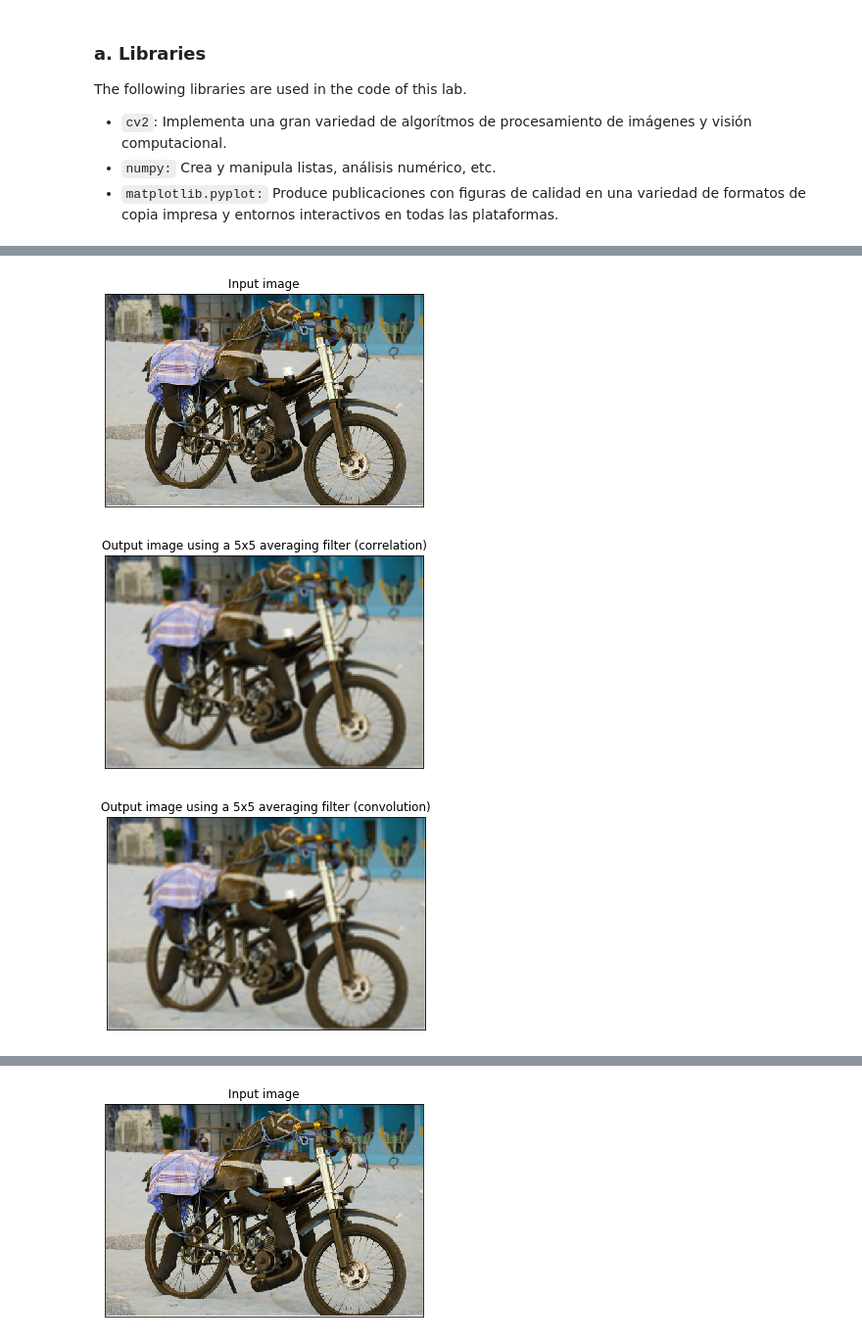
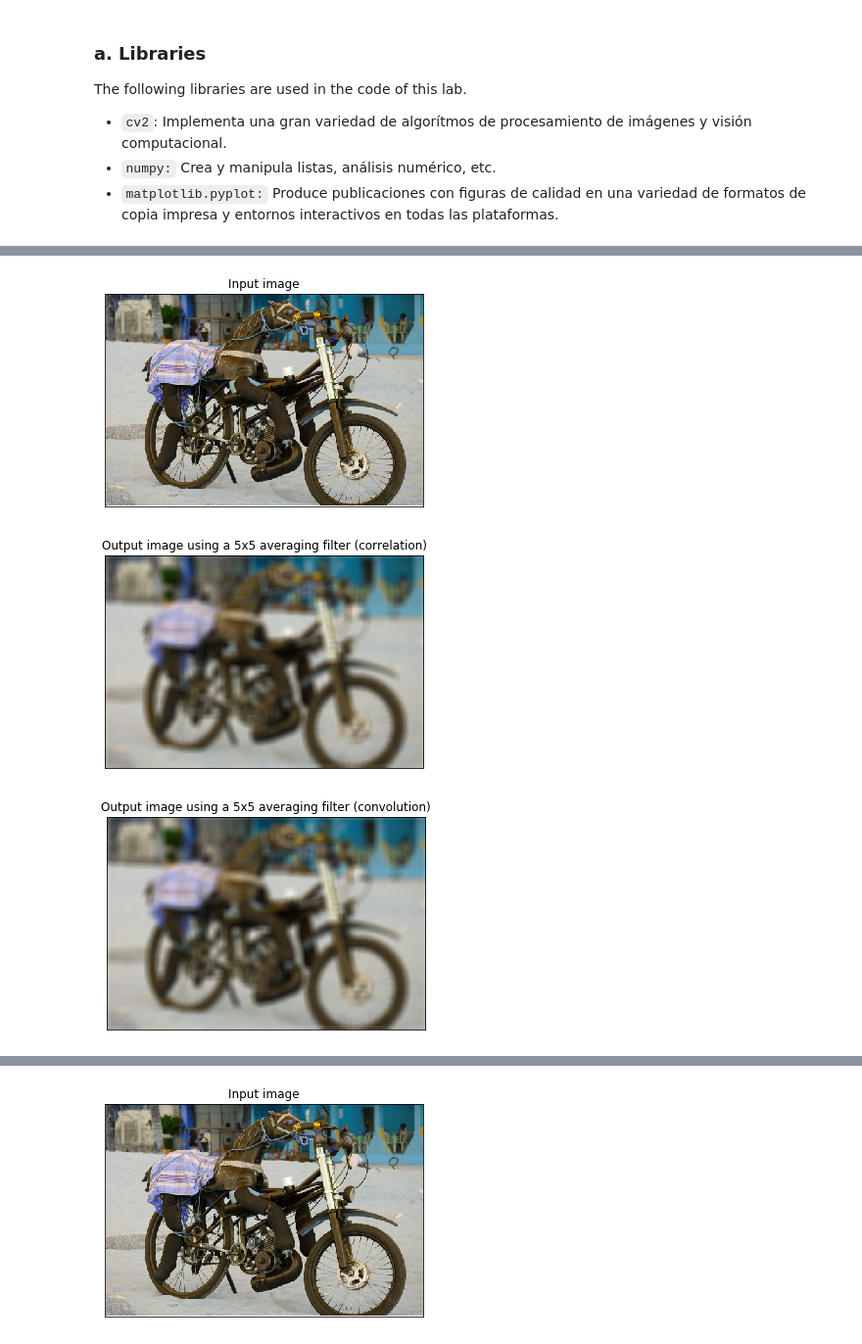
Before and after one commit to boscxr/udem.repo, a Jupyter notebook: Lab5/Lab5_jupyter.ipynb, the cells around one changed output, grey strips where cells are left out. Shown at 98% size. Saved outputs shown, nothing was run; the diff lists cells and outputs as text; code cells hidden in the pictures.

```diff
--- a/Lab5/Lab5_jupyter.ipynb
+++ b/Lab5/Lab5_jupyter.ipynb
@@ -175,10 +182,8 @@ notice that also in this code, the kernel was pre-rotated previous to the convol
 """
 	convolve-image-with-kernel.py
 
-	add a description of your code here
-
-	author: add your fullname
-	date created: add this info
+	author: Oscar Omar Martinez Lujano
+	date created: 03/03/19
 	universidad de monterrey
 """
 
@@ -197,34 +202,34 @@ if img is None:
 	exit()
 
 # define a 5x5 kernel
-kernel = np.ones((5,5), np.float32)/25
+kernel = np.ones((13,13), np.float32)/169
 dst_correlation = cv2.filter2D(img, -1, kernel)
 
 # rotate kernel
 kernel_rotated = cv2.flip(kernel, -1)
 dst_convolution = cv2.filter2D(img, -1, kernel_rotated)
 
 # plot input and convolved images
 plt.figure(1)
 plt.imshow(img)
 plt.title('Input image')
 plt.xticks([])
 plt.yticks([])
 
 plt.figure(2)
 plt.imshow(dst_correlation)
 plt.title('Output image using a 5x5 averaging filter (correlation)')
 plt.xticks([])
 plt.yticks([])
 
 plt.figure(3)
 plt.imshow(dst_convolution)
 plt.title('Output image using a 5x5 averaging filter (convolution)')
 plt.xticks([])
 plt.yticks([])
 
 plt.show()
 # %% [output]
 [figure]
-[figure, old version]
+[figure, new version]
-[figure, old version]
+[figure, new version]
```
Also changed, not shown: parts of 23 cells of this notebook, 7 other files.
